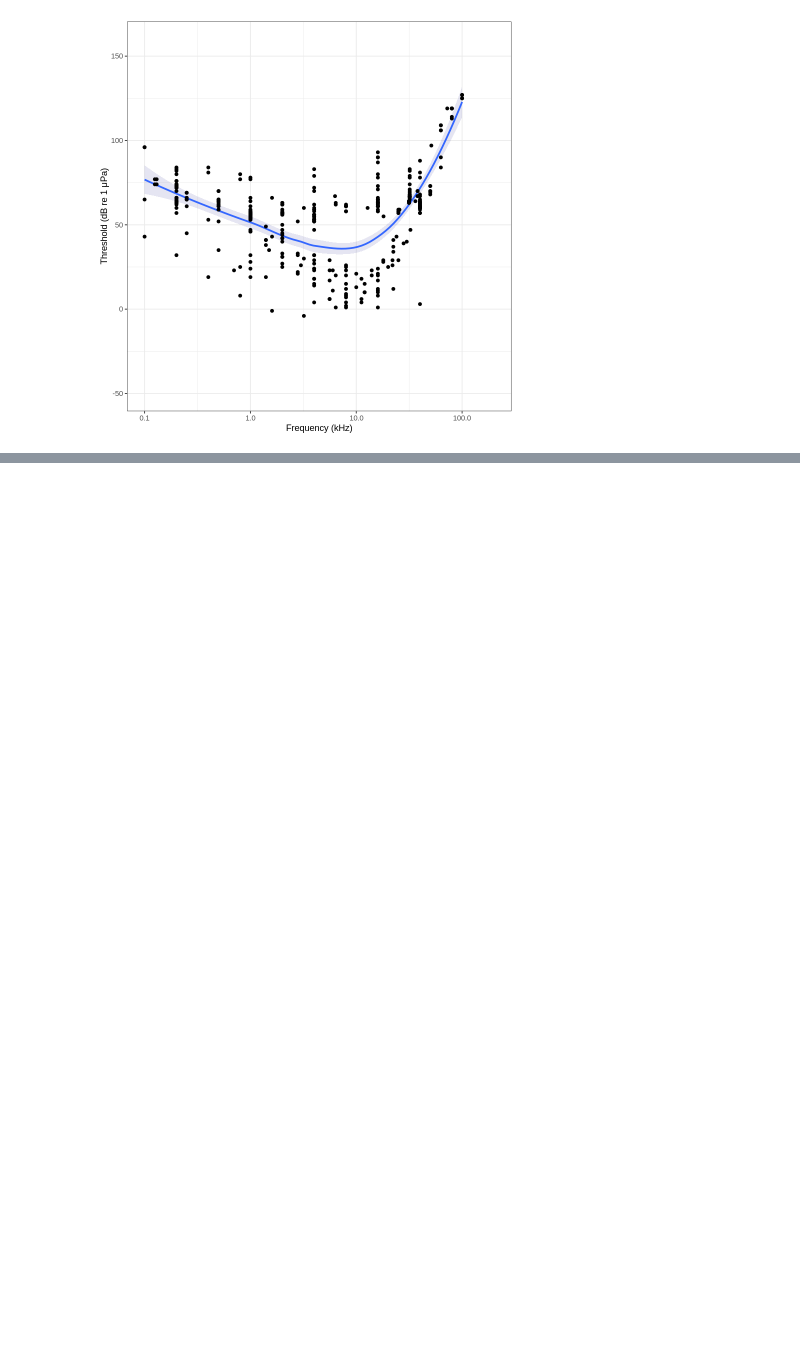
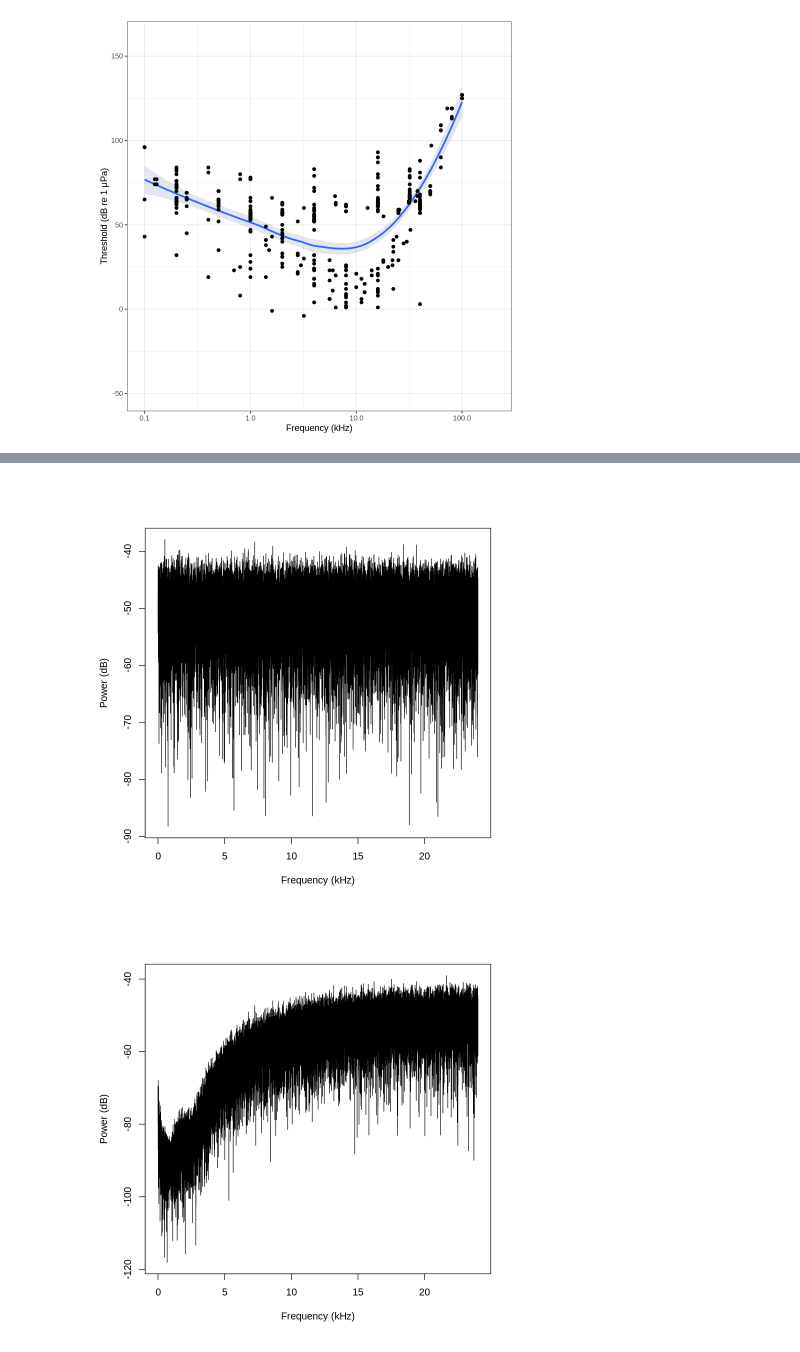
Before and after one commit to MfN-Berlin/HIP_Audio_Filters, a Jupyter notebook: notebook-home/Harbour seal.ipynb, the cells around one changed output, grey strips where cells are left out. Drawn from its saved outputs; the diff is of its cells as text; code cells hidden in the pictures; blank space fills up the shorter version.

Commit message:
Filter test

```diff
--- a/notebook-home/Harbour seal.ipynb
+++ b/notebook-home/Harbour seal.ipynb
@@ -33,0 +90,49 @@ Warning message:
+# %%
+library(tuneR)
+
+# Plot FFT. see Carcagno, 2013
+plot_fft <- function(sndObj) {
+  # convert data to range -1, 1
+  # s1 <- sndObj@.Data
+  s1 <- sndObj@.Data[!is.na(sndObj@.Data)]
+
+  #s1 <- sndObj@.Data
+
+  s1 <- s1 / 2^(wnObj@bit -1)
+  # compute fft
+  n <- length(s1)
+  p <- fft(s1)
+
+  # plot fft
+  nUniquePts <- ceiling((n+1)/2)
+  p <- p[1:nUniquePts] #select just the first half since the second half
+                     # is a mirror image of the first
+  p <- abs(p)  #take the absolute value, or the magnitude, drop phase info
+  p <- p / n #scale by the number of points so that
+           # the magnitude does not depend on the length
+           # of the signal or on its sampling frequency
+  p <- p^2  # square it to get the power
+
+  # multiply by two (see technical document for details)
+  # odd nfft excludes Nyquist point
+  if (n %% 2 > 0){
+    p[2:length(p)] <- p[2:length(p)]*2 # we've got odd number of points fft
+  } else {
+    p[2: (length(p) -1)] <- p[2: (length(p) -1)]*2 # we've got even number of points fft
+  }
+
+  freqArray <- (0:(nUniquePts-1)) * (sndObj@samp.rate / n) #  create the frequency array
+
+  plot(freqArray/1000, 10*log10(p), type='l', col='black', xlab='Frequency (kHz)', ylab='Power (dB)')
+}
+
+# load white noise file and plot it
+wnObj <- readWave('data/whitenoise.wav')
+plot_fft(wnObj)
+
+# load filtered white noise file and plot it
+fwnObj <- readWave('data/filtertest.wav')#
+plot_fft(fwnObj)
+# %% [output]
+[figure, added]
+[figure, added]
```
Also changed, not shown: parts of 4 cells of this notebook, 2 other files.
